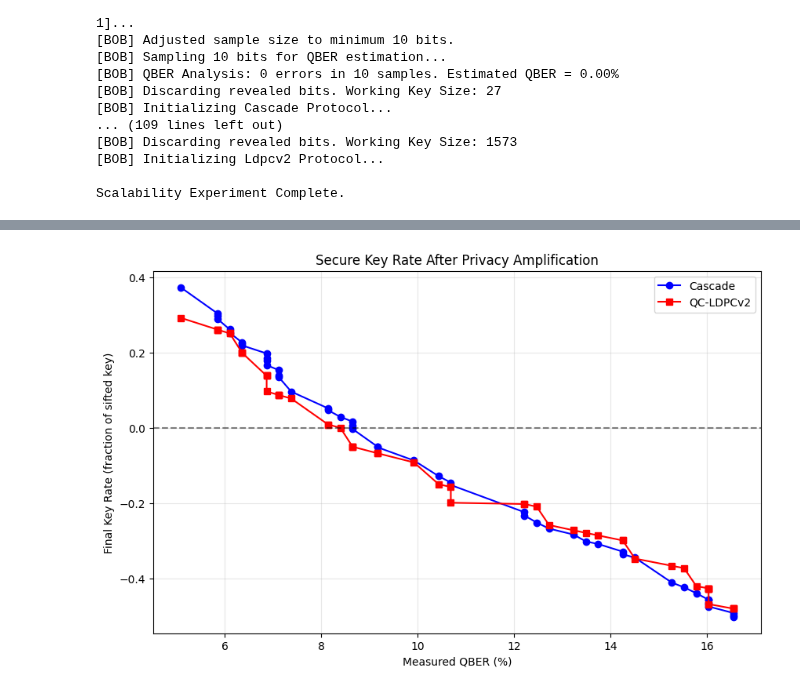
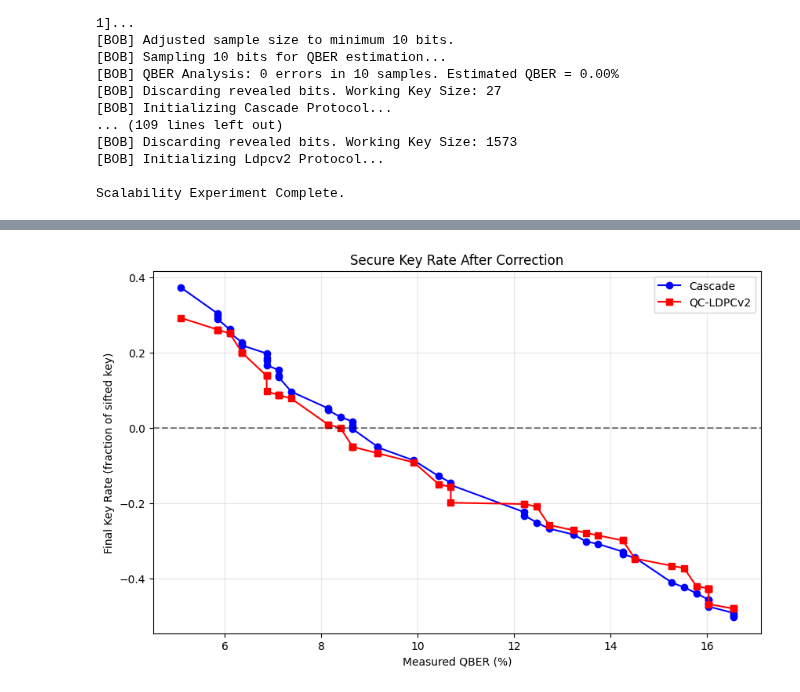
Before and after one commit to SPUTnik-42/qkderrsim, a Jupyter notebook: Dev/visual_old/Visualization_Comparison_2.ipynb, the cells around one changed output, grey strips where cells are left out. Drawn from its saved outputs; the diff is of its cells as text; code cells hidden in the pictures.

```diff
--- a/Visualization_Comparison_2.ipynb
+++ b/Dev/visual_old/Visualization_Comparison_2.ipynb
@@ -324,29 +324,29 @@ plt.show()
 # %%
 # --- Graph 5: Final Key Rate vs QBER ---
 
 plt.figure(figsize=(10, 6))
 
 if len(results_cascade["qber"]) > 0:
     idx_c = np.argsort(results_cascade["qber"])
     qber_c = np.array(results_cascade["qber"])[idx_c]
     leakage_c = np.array(results_cascade["leakage"])[idx_c]
     # Key rate = (1 - leakage/100 - H(QBER))
     key_rate_c = [1 - (l/100) - binary_entropy(q/100) for q, l in zip(qber_c, leakage_c)]
     plt.plot(qber_c, key_rate_c, 'o-', color='blue', label='Cascade')
 
 if len(results_ldpc["qber"]) > 0:
     idx_l = np.argsort(results_ldpc["qber"])
     qber_l = np.array(results_ldpc["qber"])[idx_l]
     leakage_l = np.array(results_ldpc["leakage"])[idx_l]
     key_rate_l = [1 - (l/100) - binary_entropy(q/100) for q, l in zip(qber_l, leakage_l)]
     plt.plot(qber_l, key_rate_l, 's-', color='red', label='QC-LDPCv2')
 
 plt.xlabel('Measured QBER (%)')
 plt.ylabel('Final Key Rate (fraction of sifted key)')
-plt.title('Secure Key Rate After Privacy Amplification')
+plt.title('Secure Key Rate After Correction')
 plt.legend()
 plt.grid(True, alpha=0.3)
 plt.axhline(y=0, color='black', linestyle='--', alpha=0.5)
 plt.show()
 # %% [output]
-[figure, old version]
+[figure, new version]
```
Also changed, not shown: parts of 1 cell of this notebook, 21 other files.
